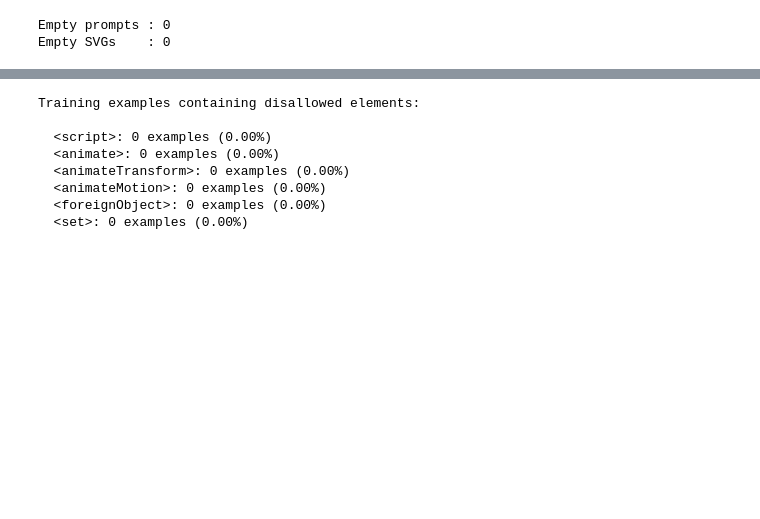
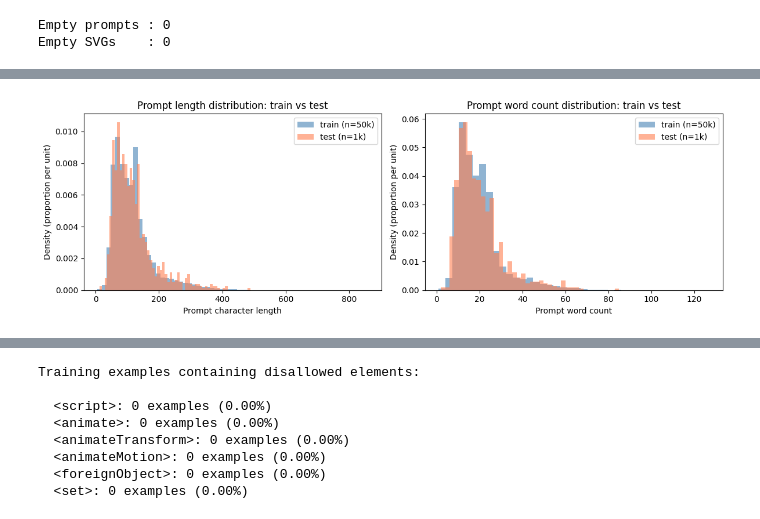
Before and after one commit to agoluoglu/Text-to-SVG, a Jupyter notebook: notebooks/01_data_exploration.ipynb, the cells around one changed output, grey strips where cells are left out. Cells and saved outputs as stored; diff of their text form; code cells hidden in the pictures; blank space fills up the shorter version.

```diff
--- a/notebooks/01_data_exploration.ipynb
+++ b/notebooks/01_data_exploration.ipynb
@@ -203,0 +201,17 @@ Name: prompt_words, dtype: float64
+# %%
+# Test prompt length and word count statistics
+# Compare directly to training stats above — if distributions are similar,
+# the model's learned prompt understanding should transfer well to test set
+
+test_df["prompt_len"]   = test_df["prompt"].str.len()
+test_df["prompt_words"] = test_df["prompt"].str.split().str.len()
+
+print("Test prompt character length:")
+print(test_df["prompt_len"].describe().round(1))
+print("\nTest prompt word count:")
+print(test_df["prompt_words"].describe().round(1))
+
+for p in [1, 5, 10, 25, 50, 75, 90, 95, 99]:
+    chars = np.percentile(test_df["prompt_len"], p)
+    words = np.percentile(test_df["prompt_words"], p)
+    print(f"  P{p:02d}:  {chars:.0f} chars  |  {words:.0f} words")
@@ -203,0 +236,27 @@ Name: prompt_words, dtype: float64
+# %%
+# Side-by-side comparison of train vs test prompt length distributions
+# Using percentages on y-axis since datasets are different sizes (50k vs 1k)
+fig, axes = plt.subplots(1, 2, figsize=(12, 4))
+
+axes[0].hist(train_df["prompt_len"], bins=60, alpha=0.6, color="steelblue",
+             label="train (n=50k)", edgecolor="none", density=True)
+axes[0].hist(test_df["prompt_len"],  bins=60, alpha=0.6, color="coral",
+             label="test (n=1k)",   edgecolor="none", density=True)
+axes[0].set_xlabel("Prompt character length")
+axes[0].set_ylabel("Density (proportion per unit)")
+axes[0].set_title("Prompt length distribution: train vs test")
+axes[0].legend()
+
+axes[1].hist(train_df["prompt_words"], bins=40, alpha=0.6, color="steelblue",
+             label="train (n=50k)", edgecolor="none", density=True)
+axes[1].hist(test_df["prompt_words"],  bins=40, alpha=0.6, color="coral",
+             label="test (n=1k)",   edgecolor="none", density=True)
+axes[1].set_xlabel("Prompt word count")
+axes[1].set_ylabel("Density (proportion per unit)")
+axes[1].set_title("Prompt word count distribution: train vs test")
+axes[1].legend()
+
+plt.tight_layout()
+plt.show()
+# %% [output]
+[figure, added]
```
Also changed, not shown: parts of 100 cells of this notebook, 2 other files.
